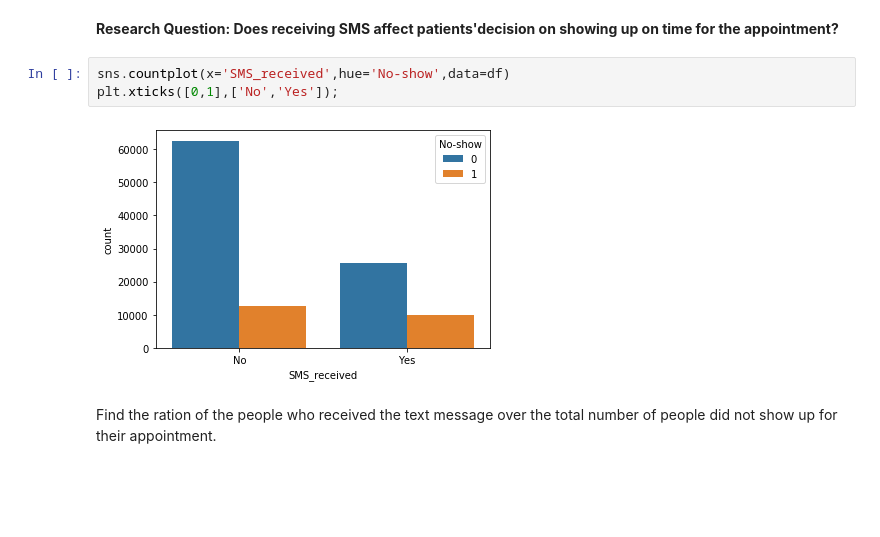
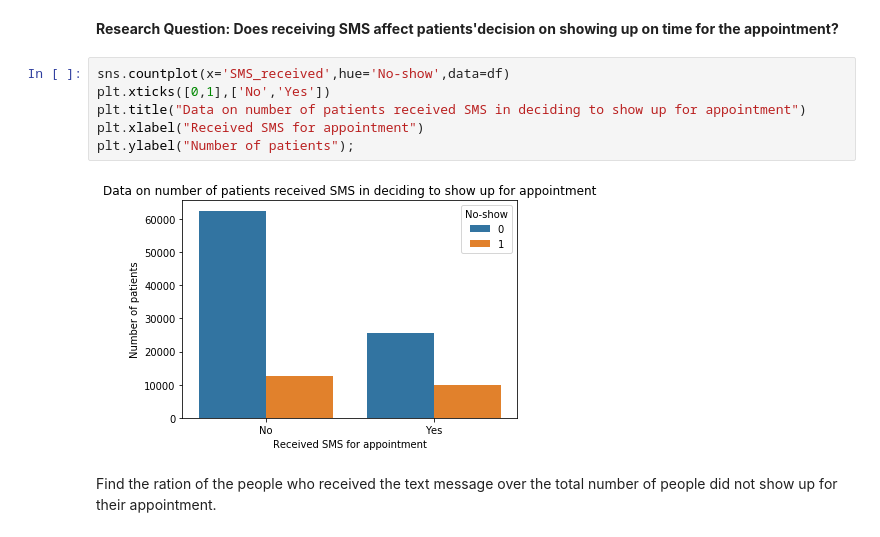
Before and after one commit to huonghuynh93/Udacity--Data-Analyst-Nanodegree, a Jupyter notebook: Project 2.ipynb, the cells around one changed output. Drawn from its saved outputs; the diff is of its cells as text; blank space fills up the shorter version.

```diff
--- a/Project 2.ipynb
+++ b/Project 2.ipynb
@@ -285,9 +285,12 @@ The ratios during each day of the week are pretty much similar to each other. We
 <b>Research Question: Does receiving SMS affect patients'decision on showing up on time for the appointment?
 # %%
 sns.countplot(x='SMS_received',hue='No-show',data=df)
-plt.xticks([0,1],['No','Yes']);
+plt.xticks([0,1],['No','Yes'])
+plt.title("Data on number of patients received SMS in deciding to show up for appointment")
+plt.xlabel("Received SMS for appointment")
+plt.ylabel("Number of patients");
 # %% [output]
-[figure, old version]
+[figure, new version]
 # %% [markdown]
 Find the ration of the people who received the text message over the total number of people did not show up for their appointment.
 # %%
```
Also changed, not shown: parts of 12 cells of this notebook, 1 other file.
